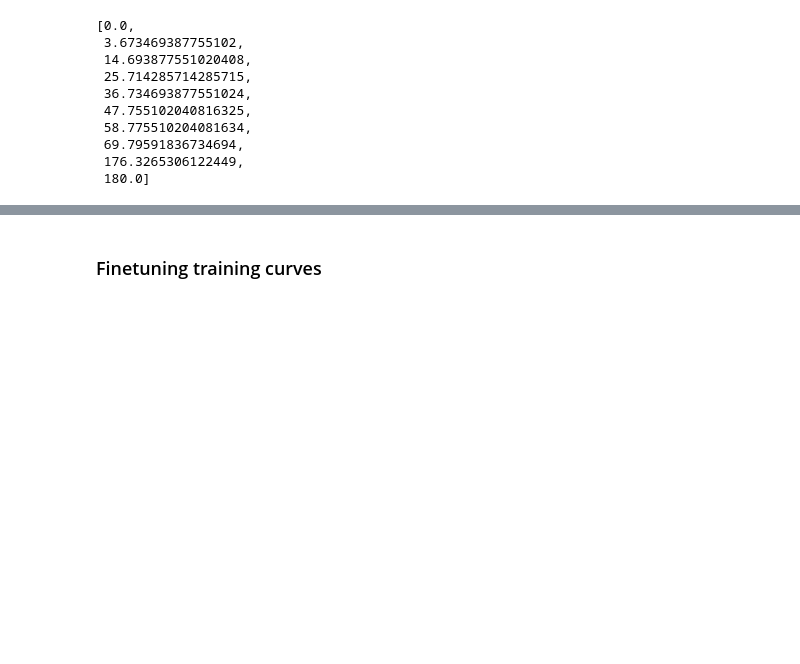
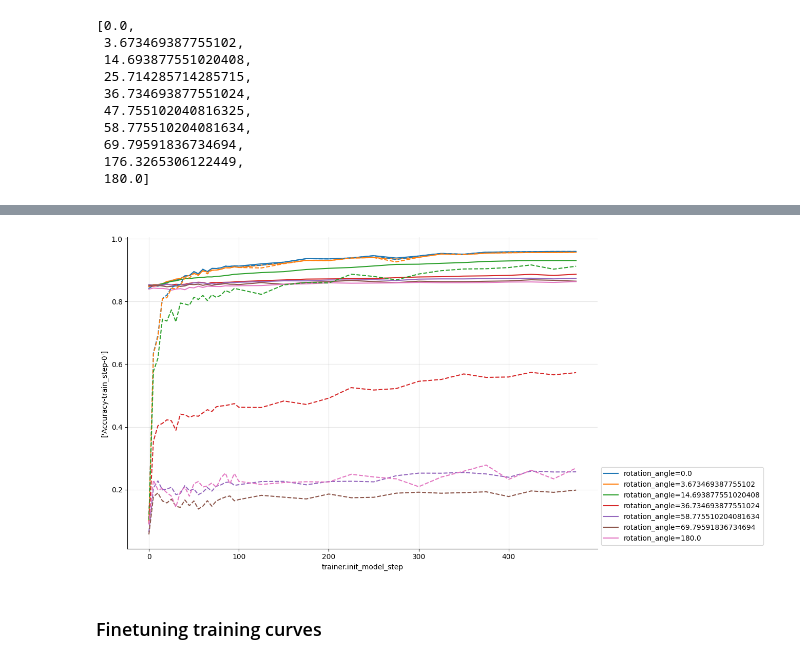
Before and after one commit to maximilianmbeck/lfmd_notebooks, a Jupyter notebook: lfmd_notebooks/11.7.3-mnist_lenet_rotatedtasks_finetune.ipynb, the cells around one changed output, grey strips where cells are left out. Cells and saved outputs as stored; diff of their text form; code cells hidden in the pictures; blank space fills up the shorter version.

```diff
--- a/lfmd_notebooks/11.7.3-mnist_lenet_rotatedtasks_finetune.ipynb
+++ b/lfmd_notebooks/11.7.3-mnist_lenet_rotatedtasks_finetune.ipynb
@@ -312,2 +288,21 @@ p2 = plot_sweep_summary(pv_df, x_axis='trainer.init_model_step', y_axis='best_st
+# %%
+fig, ax = plt.subplots(figsize=(2.5 * 12 * 1 / 2.54, 2.5 * 8 * 1 / 2.54))
+cpvsel= [0.0,
+ 3.673469387755102,
+ 14.693877551020408,
+#  25.714285714285715,
+ 36.734693877551024,
+#  47.755102040816325,
+ 58.775510204081634,
+ 69.79591836734694,
+#  176.3265306122449,
+ 180.0]
+p1 = plot_sweep_summary(pv_df, ax=ax, x_axis='trainer.init_model_step', y_axis='best_val_score', compare_parameter='data.dataset_kwargs.rotation_angle', compare_parameter_val_selection=cpvsel)
+with mpl.rc_context({'lines.linestyle': '--'}):
+    ax.set_prop_cycle(None)
+    p2 = plot_sweep_summary(pv_df, ax=ax, x_axis='trainer.init_model_step', y_axis='Accuracy-train_step-0', compare_parameter='data.dataset_kwargs.rotation_angle', compare_parameter_val_selection=cpvsel, legend_args={})
+# ax.set_ylim(0,0.2)
+# %% [output]
+[figure, added]
 # %% [markdown]
 ### Finetuning training curves
```
Also changed, not shown: parts of 13 cells of this notebook, 1 other file.
